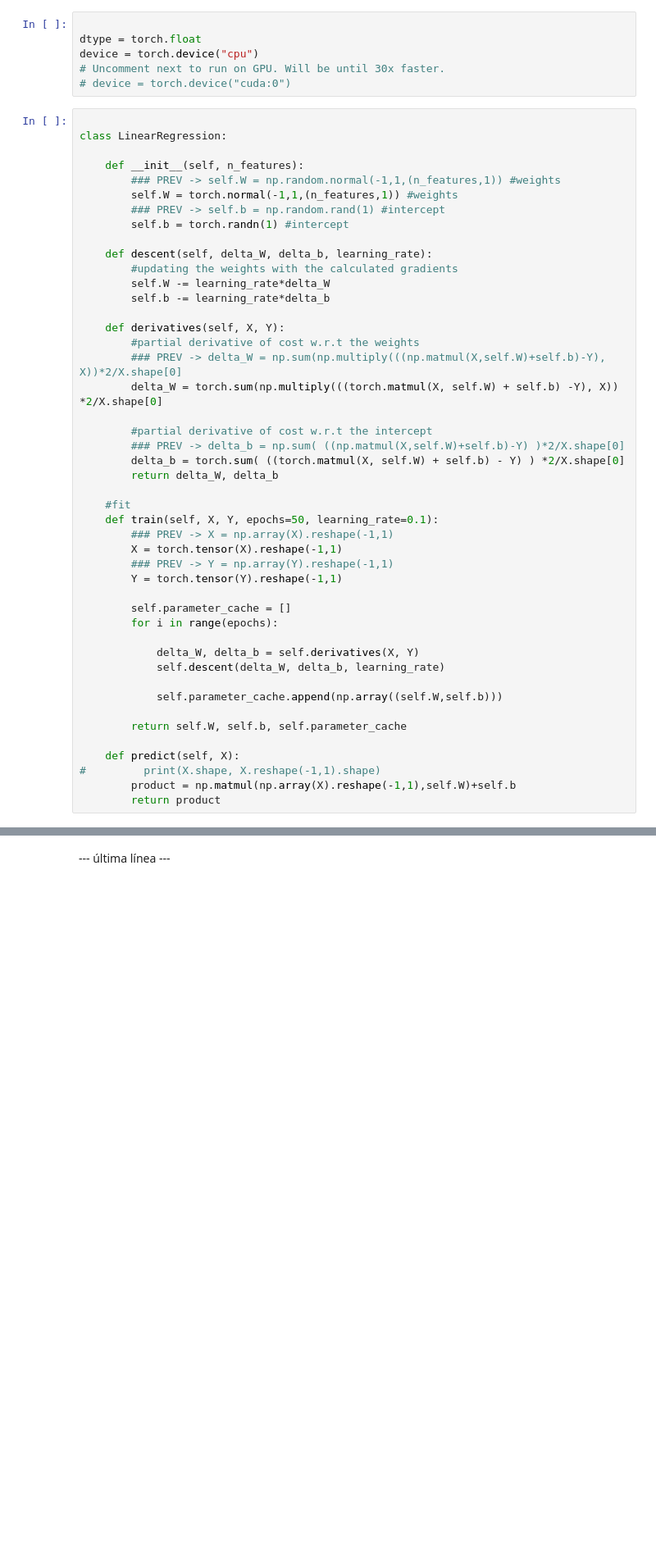
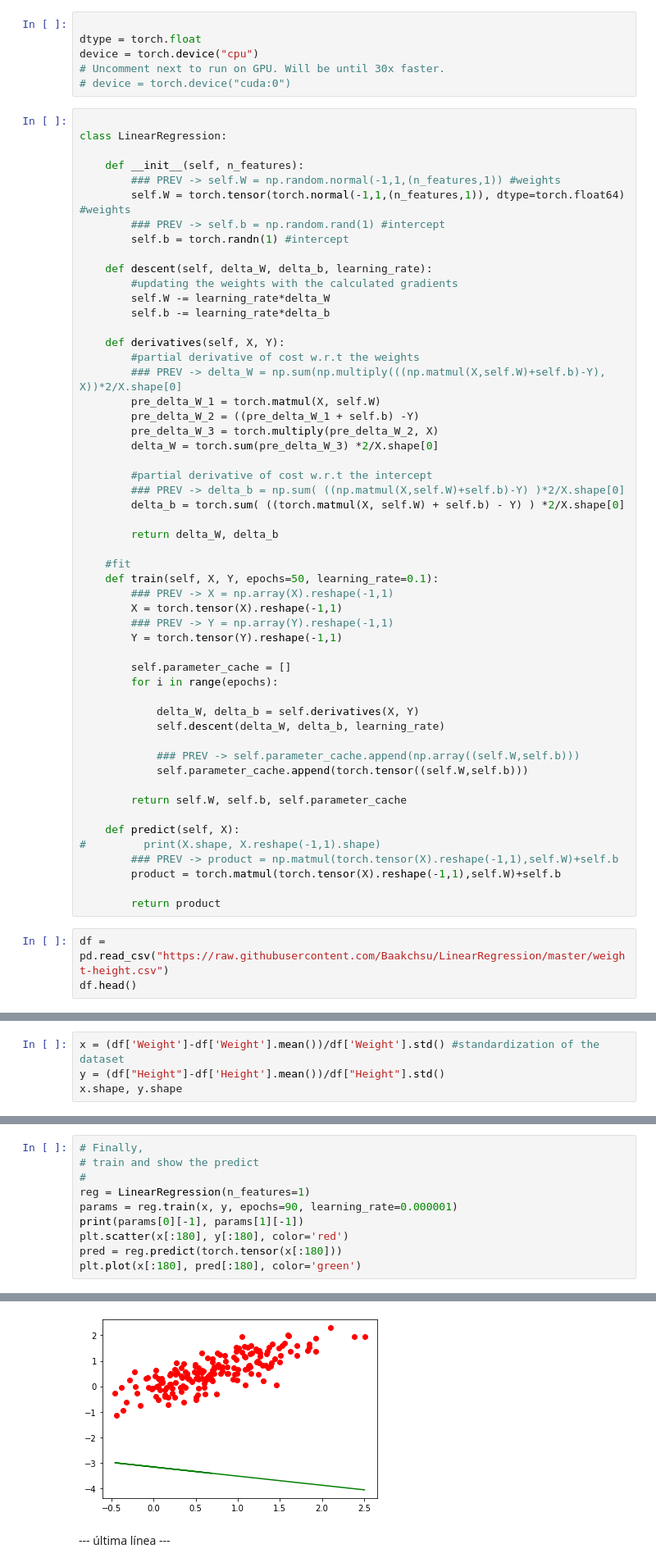
Before and after one commit to ediloaz/Linear-Regression-with-Lists-Numpy-and-Pytorch, a Jupyter notebook: linear_reg_in_lists_and_pytorch.ipynb, the cells around one changed output, grey strips where cells are left out. Shown: that part at 82% size. Drawn from its saved outputs; the diff is of its cells as text; blank space fills up the shorter version.

Commit message:
torch completed the first case

```diff
--- a/linear_reg_in_lists_and_pytorch.ipynb
+++ b/linear_reg_in_lists_and_pytorch.ipynb
@@ -28,7 +33,7 @@ class LinearRegression:
 
     def __init__(self, n_features):
         ### PREV -> self.W = np.random.normal(-1,1,(n_features,1)) #weights
-        self.W = torch.normal(-1,1,(n_features,1)) #weights
+        self.W = torch.tensor(torch.normal(-1,1,(n_features,1)), dtype=torch.float64) #weights
         ### PREV -> self.b = np.random.rand(1) #intercept
         self.b = torch.randn(1) #intercept
 
@@ -40,11 +45,15 @@ class LinearRegression:
     def derivatives(self, X, Y):
         #partial derivative of cost w.r.t the weights
         ### PREV -> delta_W = np.sum(np.multiply(((np.matmul(X,self.W)+self.b)-Y), X))*2/X.shape[0]
-        delta_W = torch.sum(np.multiply(((torch.matmul(X, self.W) + self.b) -Y), X)) *2/X.shape[0]
+        pre_delta_W_1 = torch.matmul(X, self.W)
+        pre_delta_W_2 = ((pre_delta_W_1 + self.b) -Y)
+        pre_delta_W_3 = torch.multiply(pre_delta_W_2, X)
+        delta_W = torch.sum(pre_delta_W_3) *2/X.shape[0]
 
         #partial derivative of cost w.r.t the intercept
         ### PREV -> delta_b = np.sum( ((np.matmul(X,self.W)+self.b)-Y) )*2/X.shape[0]
         delta_b = torch.sum( ((torch.matmul(X, self.W) + self.b) - Y) ) *2/X.shape[0]
+
         return delta_W, delta_b
 
     #fit
@@ -60,11 +69,17 @@ class LinearRegression:
             delta_W, delta_b = self.derivatives(X, Y)
             self.descent(delta_W, delta_b, learning_rate)
 
-            self.parameter_cache.append(np.array((self.W,self.b)))
+            ### PREV -> self.parameter_cache.append(np.array((self.W,self.b)))
+            self.parameter_cache.append(torch.tensor((self.W,self.b)))
 
         return self.W, self.b, self.parameter_cache
 
     def predict(self, X):
 #         print(X.shape, X.reshape(-1,1).shape)
-        product = np.matmul(np.array(X).reshape(-1,1),self.W)+self.b
+        ### PREV -> product = np.matmul(torch.tensor(X).reshape(-1,1),self.W)+self.b
+        product = torch.matmul(torch.tensor(X).reshape(-1,1),self.W)+self.b
+
         return product
+# %%
+df = pd.read_csv("https://raw.githubusercontent.com/Baakchsu/LinearRegression/master/weight-height.csv")
+df.head()
@@ -70,0 +93,4 @@ class LinearRegression:
+# %%
+x = (df['Weight']-df['Weight'].mean())/df['Weight'].std() #standardization of the dataset
+y = (df["Height"]-df['Height'].mean())/df["Height"].std()
+x.shape, y.shape
@@ -70,0 +99,11 @@ class LinearRegression:
+# %%
+# Finally,
+# train and show the predict
+#
+reg = LinearRegression(n_features=1)
+params = reg.train(x, y, epochs=90, learning_rate=0.000001)
+print(params[0][-1], params[1][-1])
+plt.scatter(x[:180], y[:180], color='red')
+pred = reg.predict(torch.tensor(x[:180]))
+plt.plot(x[:180], pred[:180], color='green')
+# %% [output]
@@ -71,3 +112,4 @@ class LinearRegression:
+[figure, added]
 # %% [markdown]
 
 
```
Also changed, not shown: parts of 5 cells of this notebook.
